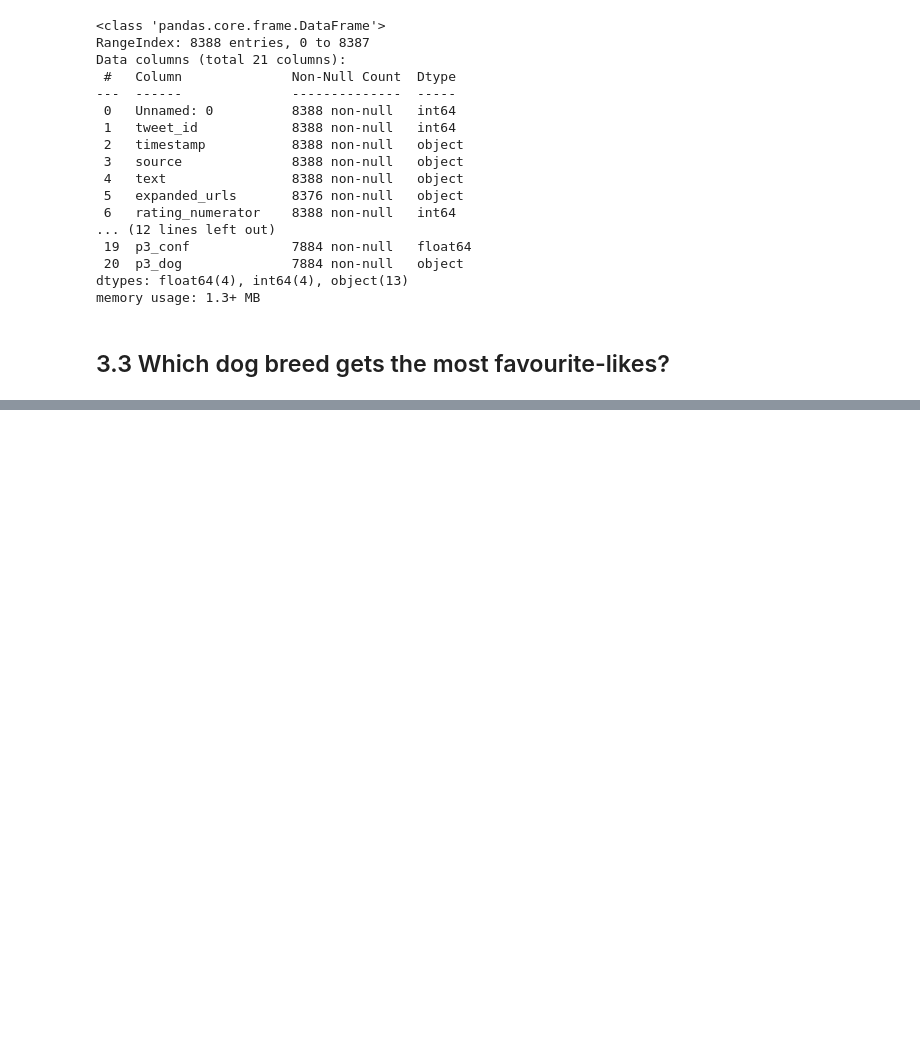
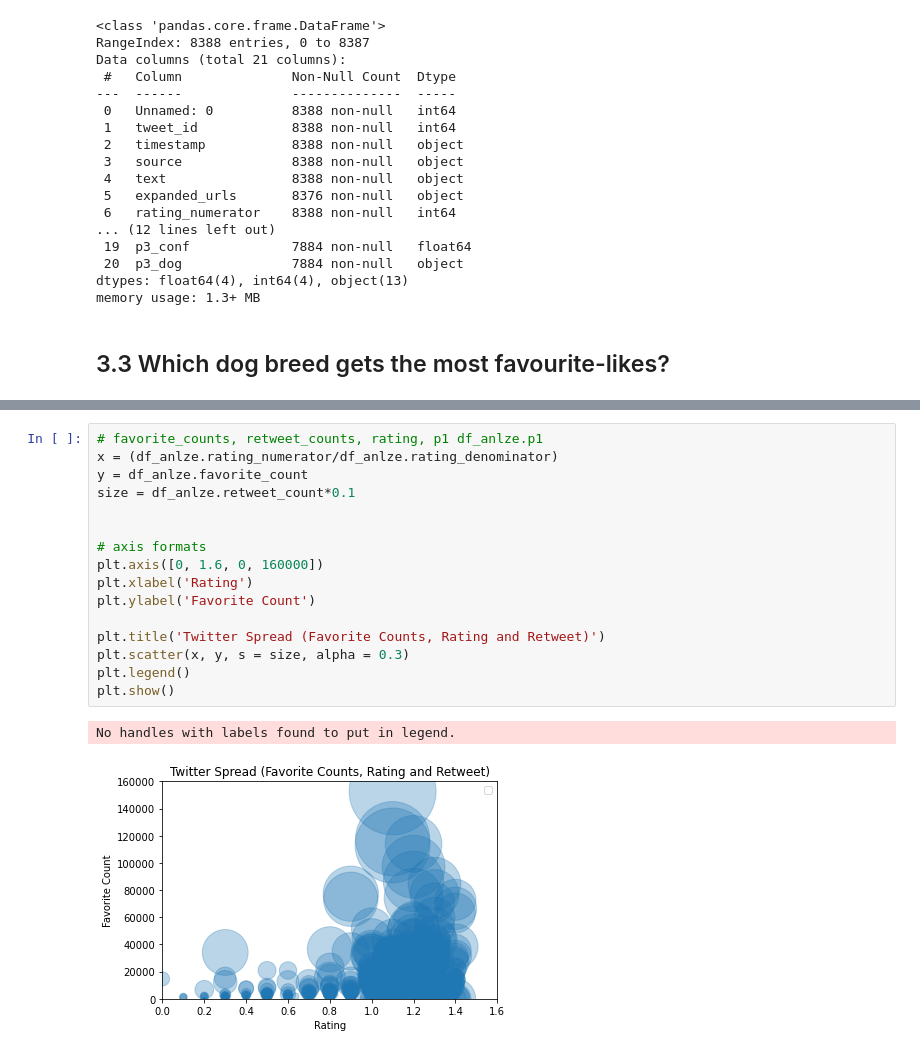
Before and after one commit to KarinWiberg/uc_dataanalyst_project_dogs_of_twitter, a Jupyter notebook: wrangle_act.ipynb, the cells around one changed output, grey strips where cells are left out. Cells and saved outputs as stored; diff of their text form; blank space fills up the shorter version.

```diff
--- a/wrangle_act.ipynb
+++ b/wrangle_act.ipynb
@@ -1357,0 +1429,19 @@ df_anlze.groupby(['dog_stage']).count()['favourite'].sort_values(ascending = Fal
+# %%
+# favorite_counts, retweet_counts, rating, p1 df_anlze.p1
+x = (df_anlze.rating_numerator/df_anlze.rating_denominator)
+y = df_anlze.favorite_count
+size = df_anlze.retweet_count*0.1
+
+
+# axis formats
+plt.axis([0, 1.6, 0, 160000])
+plt.xlabel('Rating')
+plt.ylabel('Favorite Count')
+
+plt.title('Twitter Spread (Favorite Counts, Rating and Retweet)')
+plt.scatter(x, y, s = size, alpha = 0.3)
+plt.legend()
+plt.show()
+# %% [output]
+No handles with labels found to put in legend.
+[figure, added]
```
Also changed, not shown: parts of 26 cells of this notebook.
